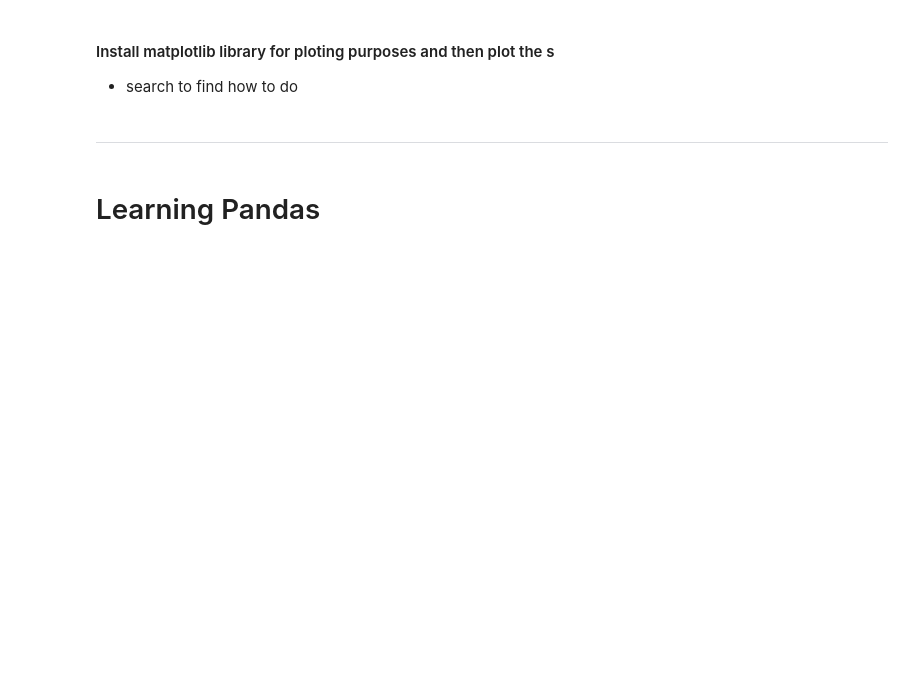
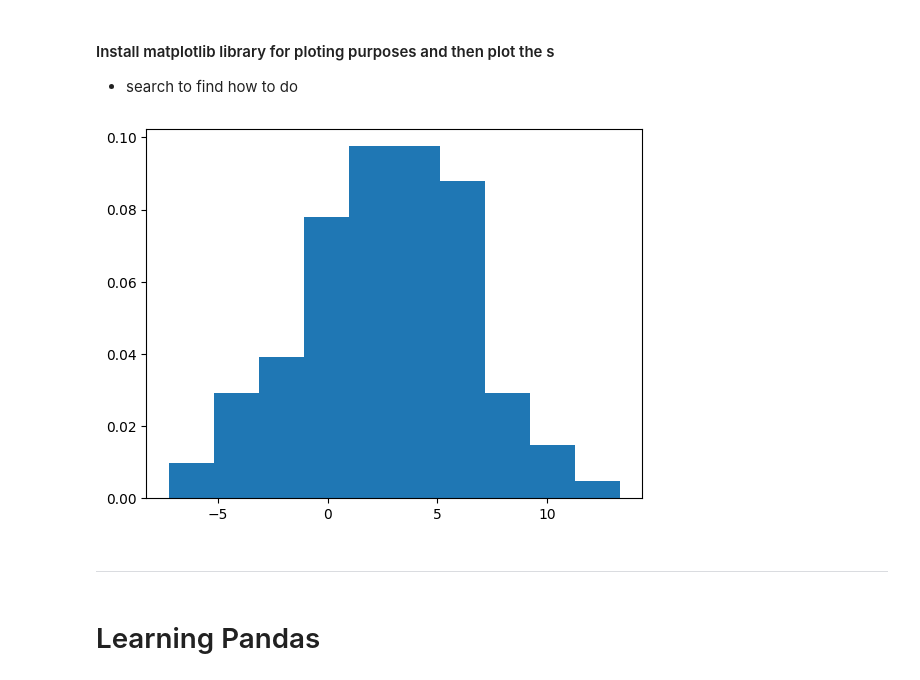
Before and after one commit to onurer87/develhope, a Jupyter notebook: Exercises/04-Data Manipulation/learning_numpy_pandas_exercises.ipynb, the cells around one changed output. Drawn from its saved outputs; the diff is of its cells as text; code cells hidden in the pictures; blank space fills up the shorter version.

```diff
--- a/Exercises/04-Data Manipulation/learning_numpy_pandas_exercises.ipynb
+++ b/Exercises/04-Data Manipulation/learning_numpy_pandas_exercises.ipynb
@@ -135,12 +132,12 @@ array([ 5.91476136,  0.24723583,  2.45179567,  1.68890586, -1.05986844,
 # %%
 # $$$$$
 import matplotlib.pylab as plt
 
-s.sum()
+plt.hist(s,bins=10, density=True)
 
-# plt.show()
-_
-_
+plt.show()
+# %% [output]
+[figure, added]
 # %% [markdown]
 ____
 # %% [markdown]
```
Also changed, not shown: parts of 3 cells of this notebook.
